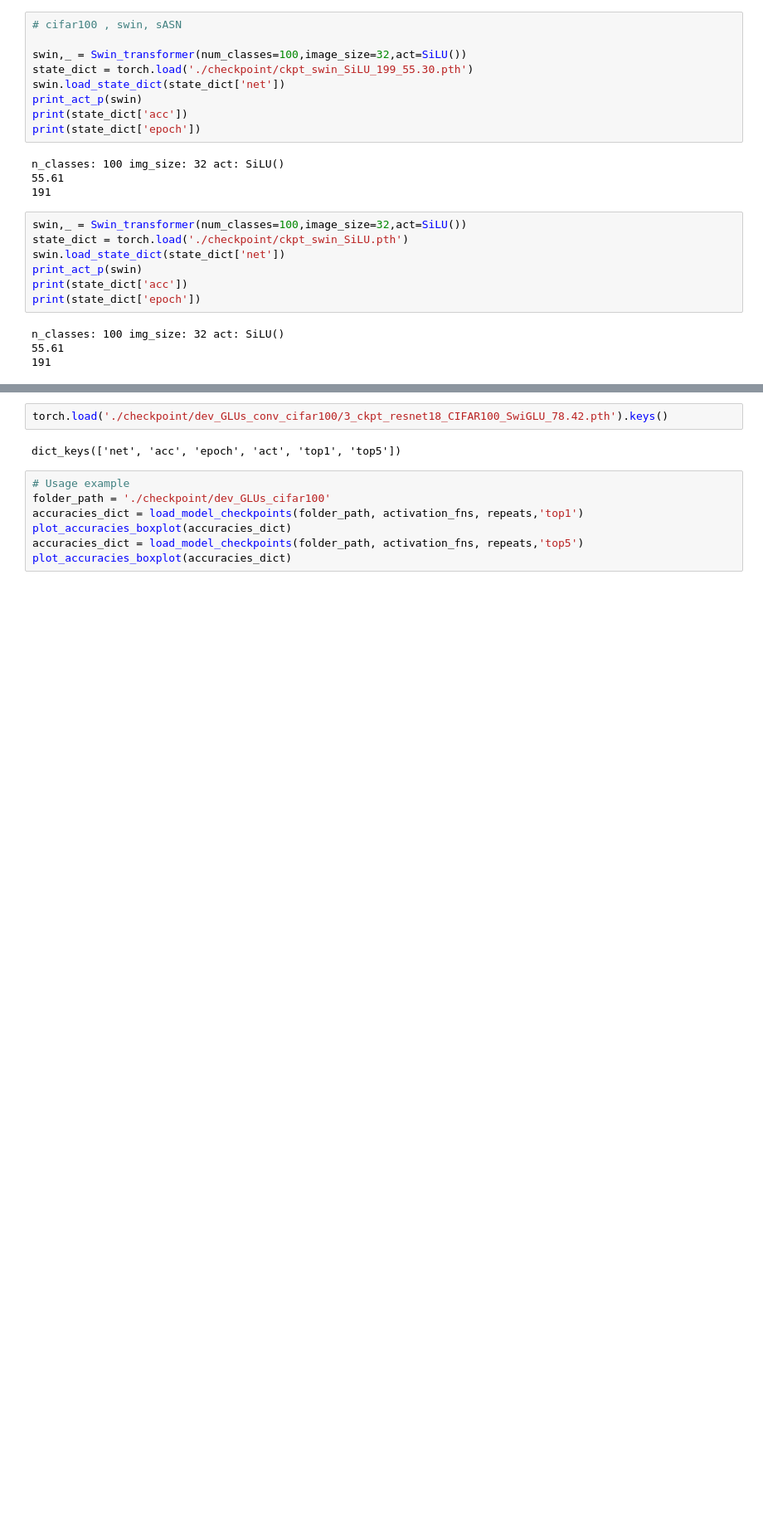
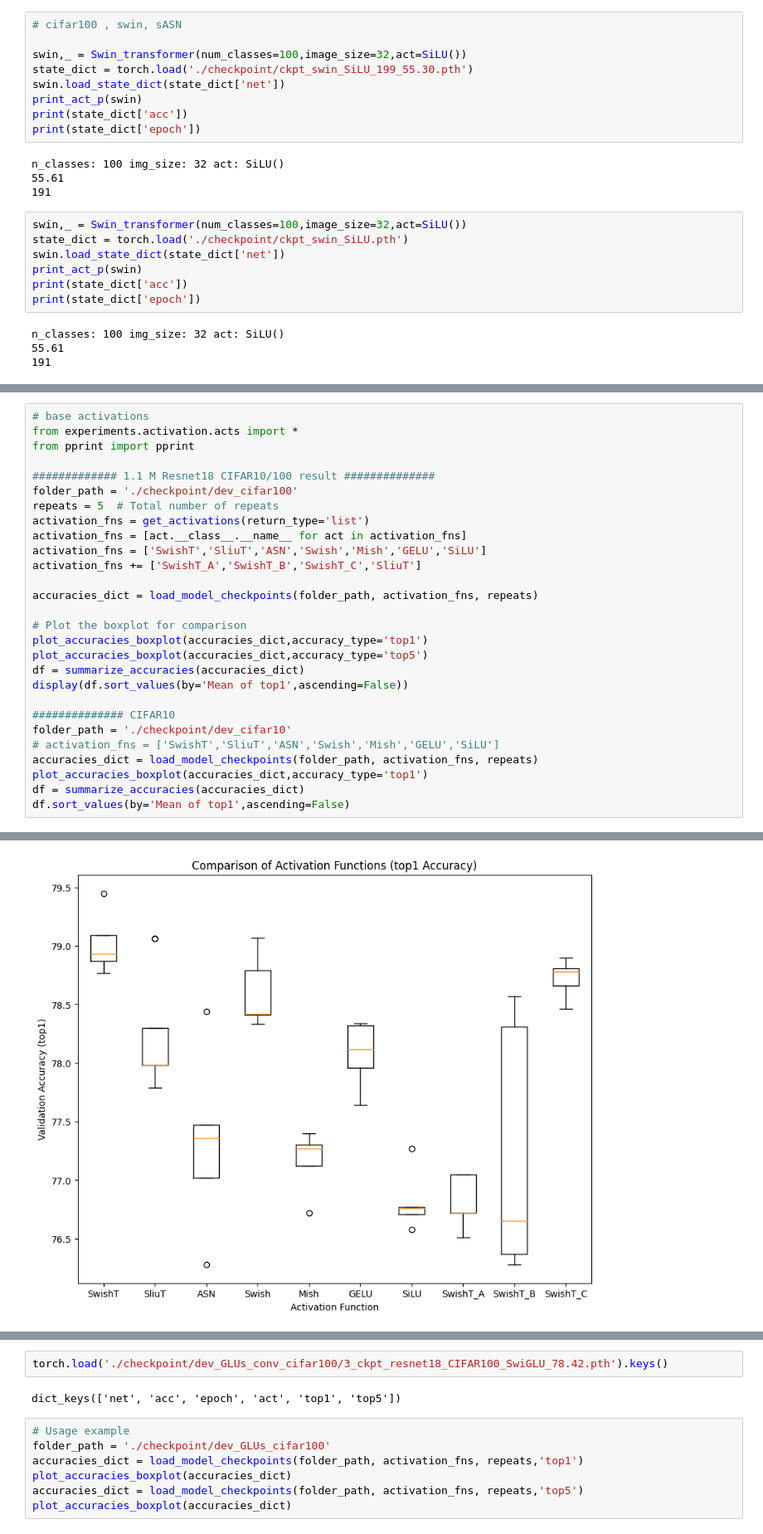
Before and after one commit to yeeca0101/cifar_infer, a Jupyter notebook: dev.ipynb, the cells around one changed output, grey strips where cells are left out. Shown: that part at 83% size. Saved outputs shown, nothing was run; the diff lists cells and outputs as text; blank space fills up the shorter version.

```diff
--- a/dev.ipynb
+++ b/dev.ipynb
@@ -508,3 +497,32 @@ def plot_accuracies_boxplot(accuracies_dict, accuracy_type='top1'):
     ax.set_ylabel(f'Validation Accuracy ({accuracy_type})')
 
     plt.show()
+# %%
+# base activations
+from experiments.activation.acts import *
+from pprint import pprint
+
+############# 1.1 M Resnet18 CIFAR10/100 result ##############
+folder_path = './checkpoint/dev_cifar100'
+repeats = 5  # Total number of repeats
+activation_fns = get_activations(return_type='list')
+activation_fns = [act.__class__.__name__ for act in activation_fns]
+activation_fns = ['SwishT','SliuT','ASN','Swish','Mish','GELU','SiLU']
+activation_fns += ['SwishT_A','SwishT_B','SwishT_C','SliuT']
+
+accuracies_dict = load_model_checkpoints(folder_path, activation_fns, repeats)
+
+# Plot the boxplot for comparison
+plot_accuracies_boxplot(accuracies_dict,accuracy_type='top1')
+plot_accuracies_boxplot(accuracies_dict,accuracy_type='top5')
+df = summarize_accuracies(accuracies_dict)
+display(df.sort_values(by='Mean of top1',ascending=False))
+
+############## CIFAR10
+folder_path = './checkpoint/dev_cifar10'
+# activation_fns = ['SwishT','SliuT','ASN','Swish','Mish','GELU','SiLU']
+accuracies_dict = load_model_checkpoints(folder_path, activation_fns, repeats)
+plot_accuracies_boxplot(accuracies_dict,accuracy_type='top1')
+df = summarize_accuracies(accuracies_dict)
+df.sort_values(by='Mean of top1',ascending=False)
+# %% [output]
@@ -510,0 +539 @@ def plot_accuracies_boxplot(accuracies_dict, accuracy_type='top1'):
+[figure, added]
```
Also changed, not shown: parts of 11 cells of this notebook, 8 other files.
